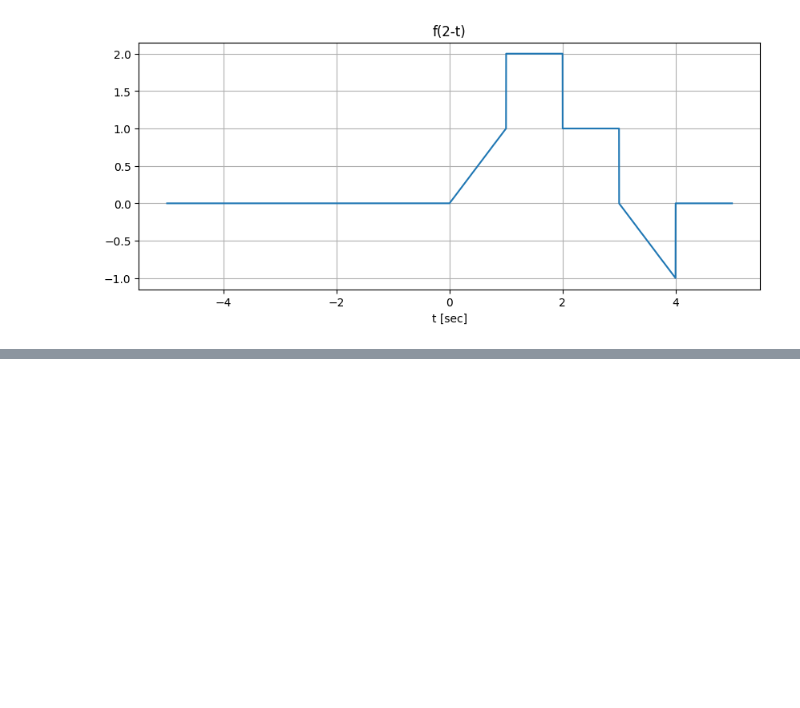
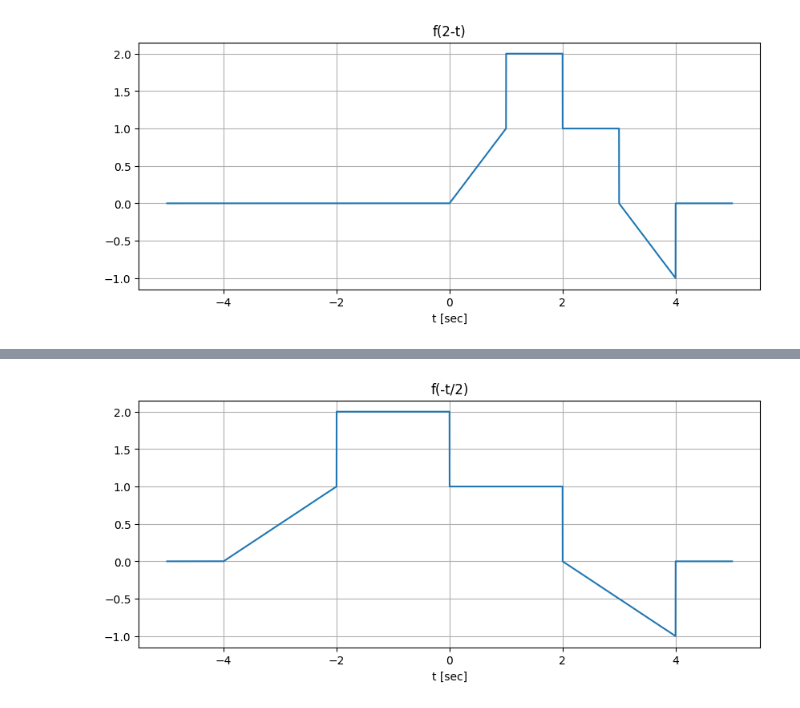
Before and after one commit to RotemTsalisher/SignalsAndSystemsBasicsWithPython, a Jupyter notebook: HW01_Shifting_and_Expanding_Sigs.ipynb, the cells around one changed output, grey strips where cells are left out. Cells and saved outputs as stored; diff of their text form; code cells hidden in the pictures; blank space fills up the shorter version.

```diff
--- a/HW01_Shifting_and_Expanding_Sigs.ipynb
+++ b/HW01_Shifting_and_Expanding_Sigs.ipynb
@@ -74,0 +113,9 @@ plt.grid()
+# %%
+#8. f(-t/2)
+plt.figure(figsize=(10,4))
+plt.plot(t,f(-t/2))
+plt.title("f(-t/2)")
+plt.xlabel("t [sec]")
+plt.grid()
+# %% [output]
+[figure, added]
```
Also changed, not shown: parts of 8 cells of this notebook, 1 other file.
